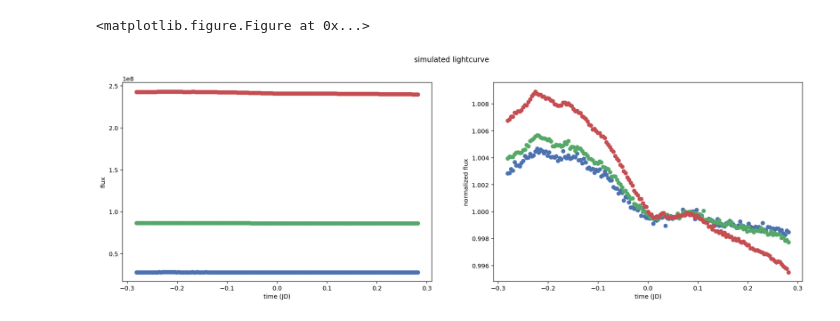
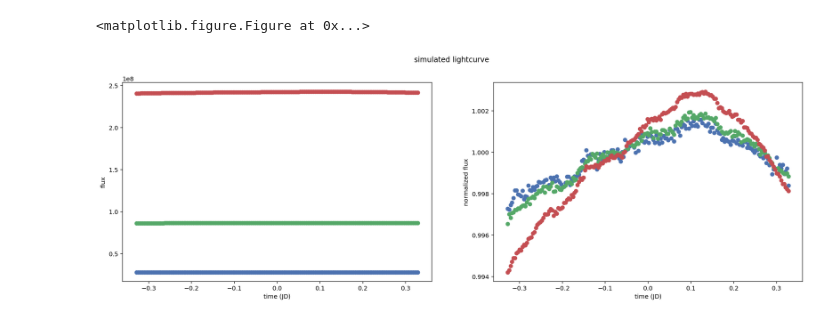
Before and after one commit to tagordon/gp2d, a Jupyter notebook: fit_lc.ipynb, the cells around one changed output. Drawn from its saved outputs; the diff is of its cells as text; code cells hidden in the pictures.

```diff
--- a/fit_lc.ipynb
+++ b/fit_lc.ipynb
@@ -74,17 +45,15 @@ remove_offset = lambda d: d - np.median(d)
 # %%
 # get and plot data
 
 basedir = '/Users/tgordon/research/libra/notebooks/'
-data = np.loadtxt(basedir + 'tyler0_b_binned_small.txt')
+data = np.loadtxt(basedir + 'tyler9_b_binned_small.txt')
 t = data[0] - np.median(data[0])
 
 figure = pl.figure(figsize=(12, 10))
 data = data[::-1]
 data = data[:-1]
 
-plot_samples(data, t, 'simulated lightcurve')
-
-#t = np.linspace(-0.3, 0.3, 100)
+utilities.plot_samples(data, t, 'simulated lightcurve');
 # %% [output]
 <matplotlib.figure.Figure at 0x...>
-[figure, old version]
+[figure, new version]
```
Also changed, not shown: parts of 17 cells of this notebook, 20 other files.
